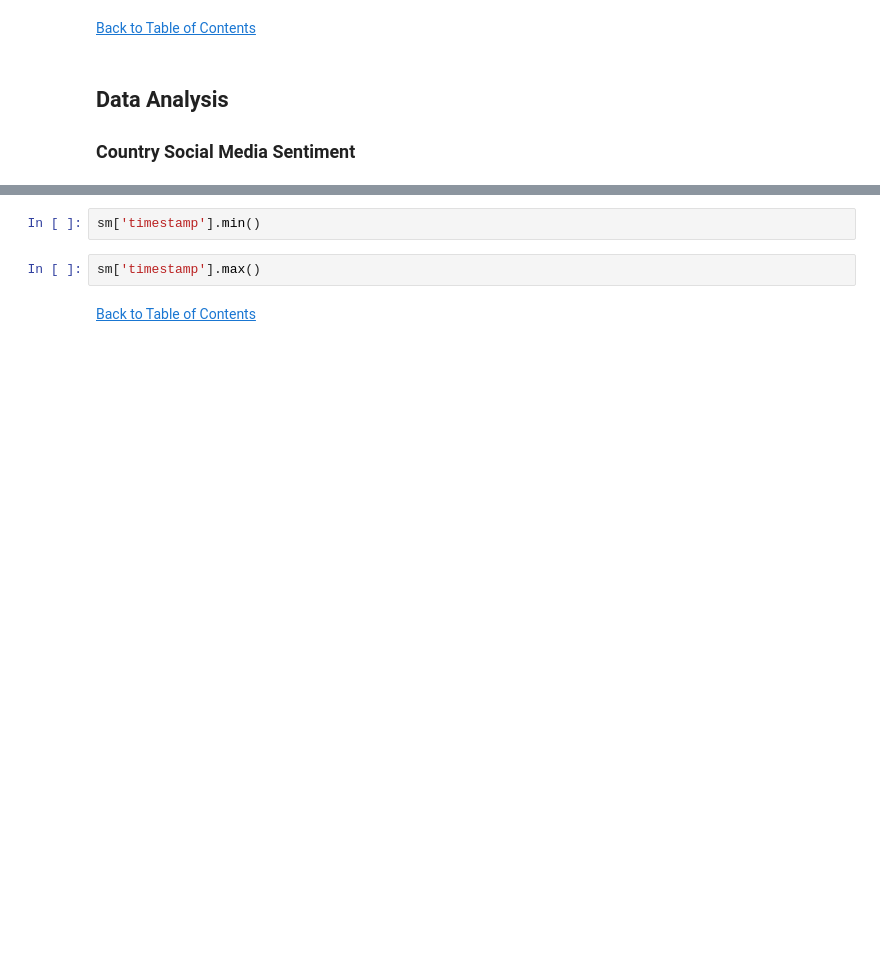
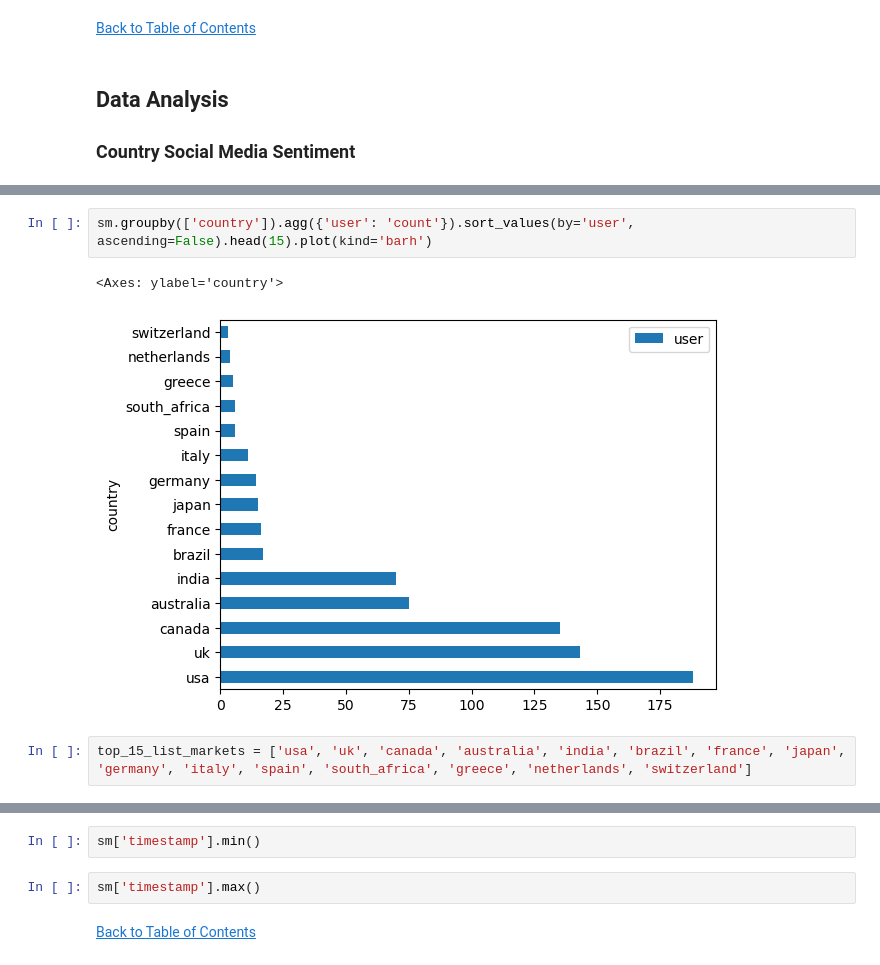
Before and after one commit to jasondo-da/Social_Media_Analysis, a Jupyter notebook: social_media_sentiments_analysis.ipynb, the cells around one changed output, grey strips where cells are left out. Cells and saved outputs as stored; diff of their text form; blank space fills up the shorter version.

```diff
--- a/social_media_sentiments_analysis.ipynb
+++ b/social_media_sentiments_analysis.ipynb
@@ -658,0 +703,7 @@ sm[sm['sentiment'].count() >= 10].groupby(['country']).agg({'sentiment': 'value_
+# %%
+sm.groupby(['country']).agg({'user': 'count'}).sort_values(by='user', ascending=False).head(15).plot(kind='barh')
+# %% [output]
+<Axes: ylabel='country'>
+[figure, added]
+# %%
+top_15_list_markets = ['usa', 'uk', 'canada', 'australia', 'india', 'brazil', 'france', 'japan', 'germany', 'italy', 'spain', 'south_africa', 'greece', 'netherlands', 'switzerland']
```
Also changed, not shown: parts of 9 cells of this notebook.
